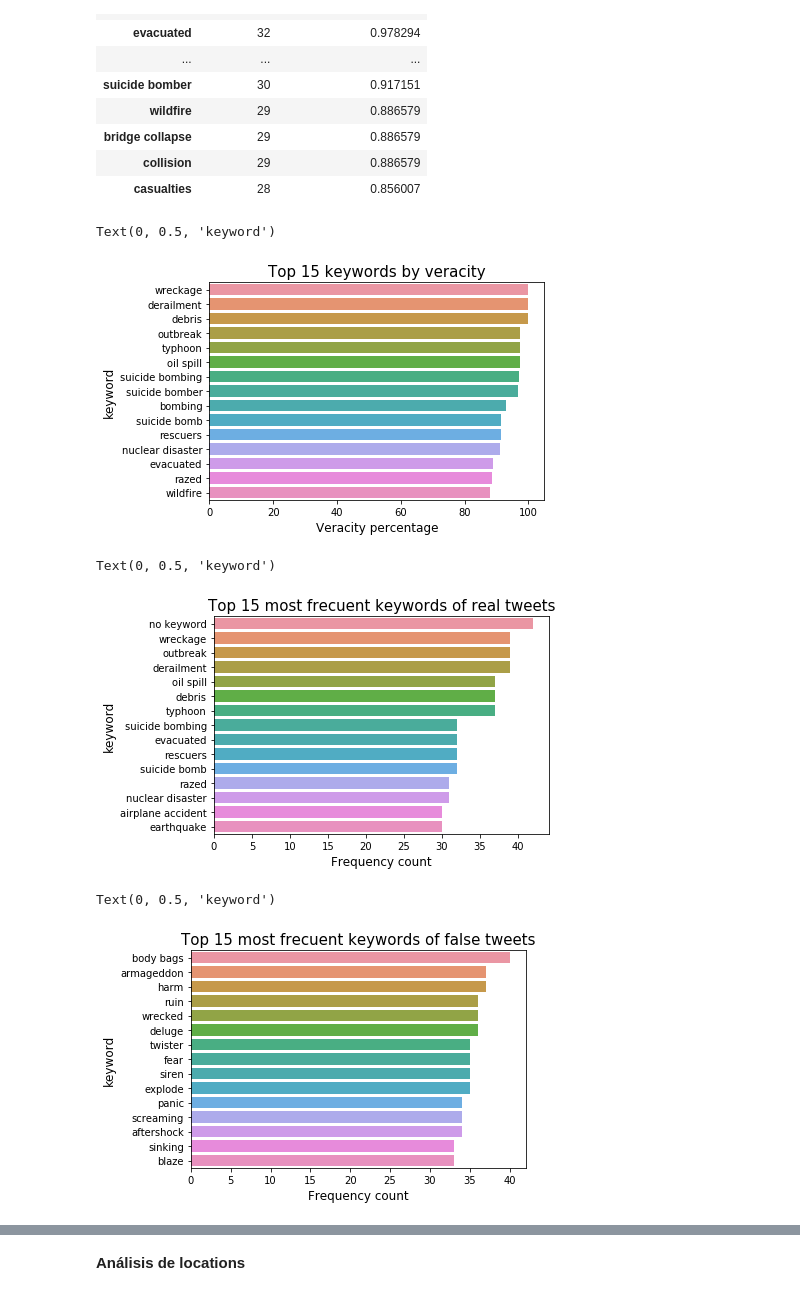
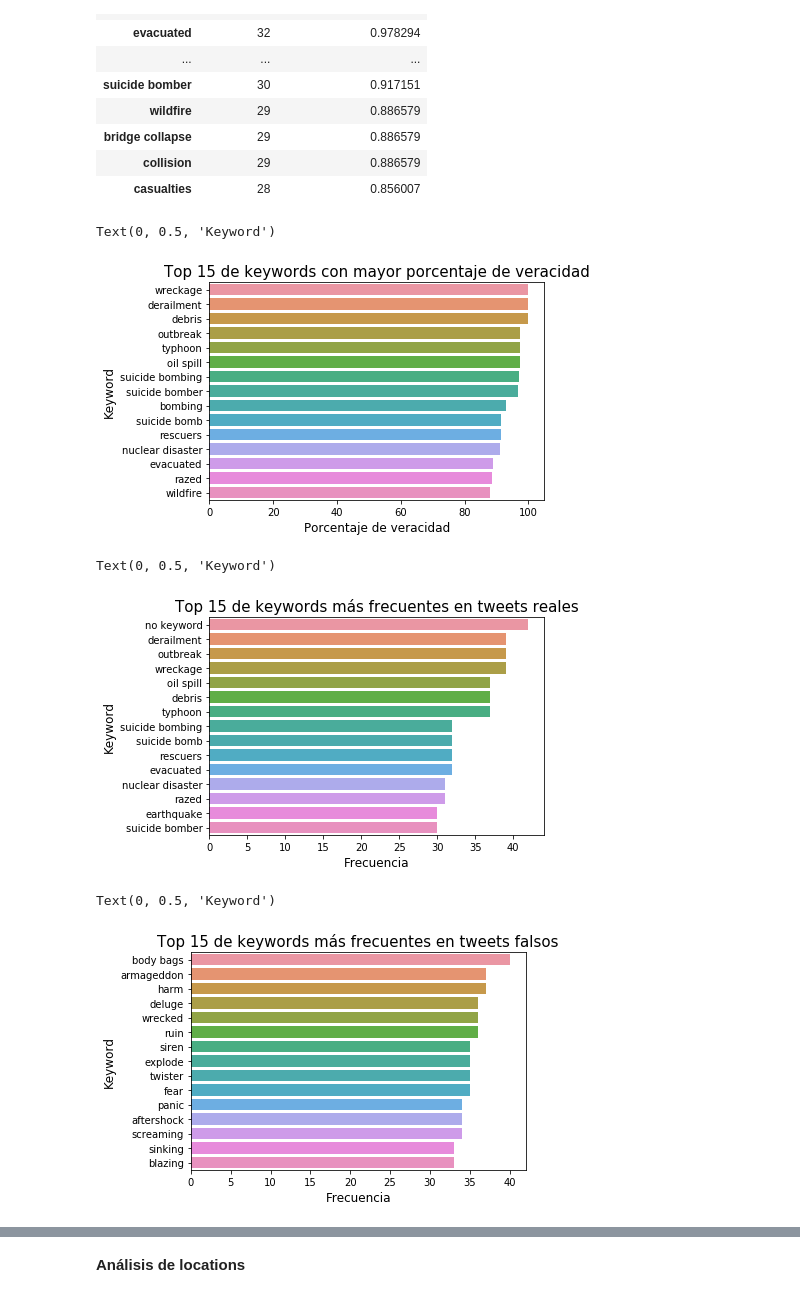
Before and after one commit to tomifarall/Orga-Datos-Tp1, a Jupyter notebook: analisis.ipynb, the cells around one changed output, grey strips where cells are left out. Cells and saved outputs as stored; diff of their text form; code cells hidden in the pictures.

```diff
--- a/analisis.ipynb
+++ b/analisis.ipynb
@@ -319,27 +320,27 @@ keyword_group.sort_values(['total_target_percentage'],ascending=False).head(20)
 # %%
 g = sns.barplot(x=ordered_by_target_mean['target_mean']*100, y=ordered_by_target_mean['keyword'], orient='h')
-g.set_title("Top 15 keywords by veracity", fontsize=15)                                                       #juli
-g.set_xlabel("Veracity percentage", fontsize=12)
-g.set_ylabel("keyword", fontsize=12)
+g.set_title("Top 15 de keywords con mayor porcentaje de veracidad", fontsize=15)
+g.set_xlabel("Porcentaje de veracidad", fontsize=12)
+g.set_ylabel("Keyword", fontsize=12)
 # %% [output]
-Text(0, 0.5, 'keyword')
+Text(0, 0.5, 'Keyword')
-[figure, old version]
+[figure, new version]
 # %%
-keywords_true_count = true_tweets.keyword.value_counts()          #mora
+keywords_true_count = true_tweets.keyword.value_counts()
 keywords_false_count = false_tweets.keyword.value_counts()
 g = sns.barplot(x=keywords_true_count[:15,].values, y=keywords_true_count[:15,].index, orient='h')
-g.set_title("Top 15 most frecuent keywords of real tweets", fontsize=15)
-g.set_xlabel("Frequency count", fontsize=12)
-g.set_ylabel("keyword", fontsize=12)    #agregado de mora
+g.set_title("Top 15 de keywords más frecuentes en tweets reales", fontsize=15)
+g.set_xlabel("Frecuencia", fontsize=12)
+g.set_ylabel("Keyword", fontsize=12)
 # %% [output]
-Text(0, 0.5, 'keyword')
+Text(0, 0.5, 'Keyword')
-[figure, old version]
+[figure, new version]
 # %%
-g = sns.barplot(x=keywords_false_count[:15,].values, y=keywords_false_count[:15,].index, orient='h')     #mora
-g.set_title("Top 15 most frecuent keywords of false tweets", fontsize=15)
-g.set_xlabel("Frequency count", fontsize=12)
-g.set_ylabel("keyword", fontsize=12)
+g = sns.barplot(x=keywords_false_count[:15,].values, y=keywords_false_count[:15,].index, orient='h')
+g.set_title("Top 15 de keywords más frecuentes en tweets falsos", fontsize=15)
+g.set_xlabel("Frecuencia", fontsize=12)
+g.set_ylabel("Keyword", fontsize=12)
 # %% [output]
-Text(0, 0.5, 'keyword')
+Text(0, 0.5, 'Keyword')
-[figure, old version]
+[figure, new version]
 # %%
```
Also changed, not shown: parts of 74 cells of this notebook, 1 other file.
